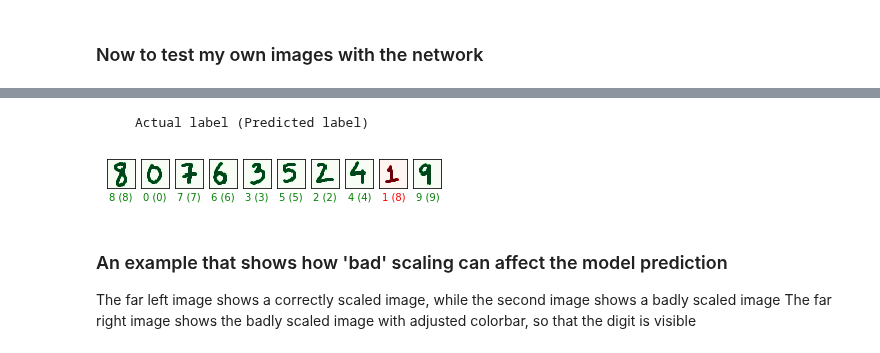
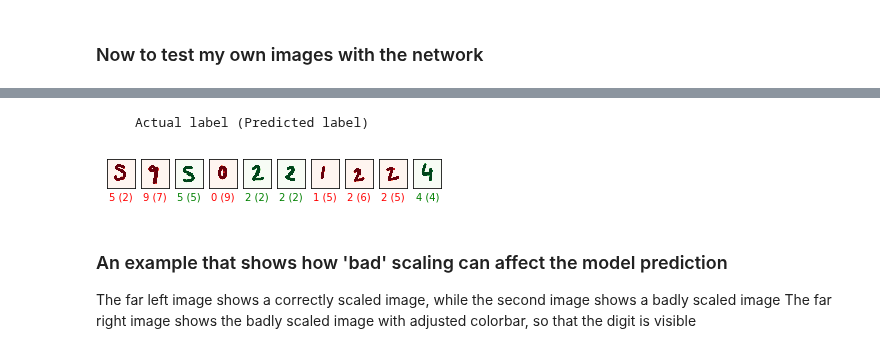
Before and after one commit to kvenkman/mnist_demo, a Jupyter notebook: DL_NN using TensorFlow.ipynb, the cells around one changed output, grey strips where cells are left out. Cells and saved outputs as stored; diff of their text form; code cells hidden in the pictures.

```diff
--- a/DL_NN using TensorFlow.ipynb
+++ b/DL_NN using TensorFlow.ipynb
@@ -94,0 +118,3 @@ test_images.shape
+# %%
+img = mpimg.imread("test_digits/7_156524396074.png")
+plt.plot(img.reshape(28*28, ))
@@ -95,38 +124,41 @@ test_images.shape
 # %%
 all_images = np.zeros((10, 28, 28))
-actual_labels = [8, 0, 7, 6, 3, 5, 2, 4, 1, 9]
+#actual_labels = [8, 0, 7, 6, 3, 5, 2, 4, 1, 9]
+actual_labels = []
 
-filepath = 'my_images'
+filepath = 'test_digits'
 files = glob.glob(os.path.join(filepath, '*'))
 n_examples = len(files)
 
 predicted_labels = ""
 
-for i in range(n_examples):
+for i in range(10):
     img = mpimg.imread(files[i])
-    img = np.sum(img, axis=2)/3.
-    img = 1-img # So that black pixels are 'hot', and the background is white.
-    plt.subplot(1, n_examples, i+1)
+    #img = np.sum(img, axis=2)/3.
+    #img = 1-img # So that black pixels are 'hot', and the background is white.
+    plt.subplot(1, 10, i+1)
     predicted_label = np.argmax(model.predict(img.reshape(1, 28, 28)))
-    if(predicted_label == actual_labels[i]):
+
+    actual_labels += [int(os.path.basename(files[i])[0])]
+    if(predicted_label == int(os.path.basename(files[i])[0])):
         plt.imshow(img, cmap = 'Greens')
         color = 'green'
     else:
         plt.imshow(img, cmap = 'Reds')
         color = 'red'
     plt.xlabel(str(actual_labels[i]) + " ("+str(predicted_label)+")", color = color)
     plt.xticks([])
     plt.yticks([])
 
 
     predicted_labels += str(predicted_label) + " "
     #predicted_labels += str(np.argmax(net.feedforward(img.reshape(784, 1)))) + " "
     #print(model.predict(img))
 
 print("\n\n     Actual label (Predicted label)")
 # %% [output]
      Actual label (Predicted label)
-[figure, old version]
+[figure, new version]
 # %% [markdown]
 ### An example that shows how 'bad' scaling can affect the model prediction
 The far left image shows a correctly scaled image, while the second image shows a badly scaled image
```
Also changed, not shown: parts of 10 cells of this notebook, 13 other files.
